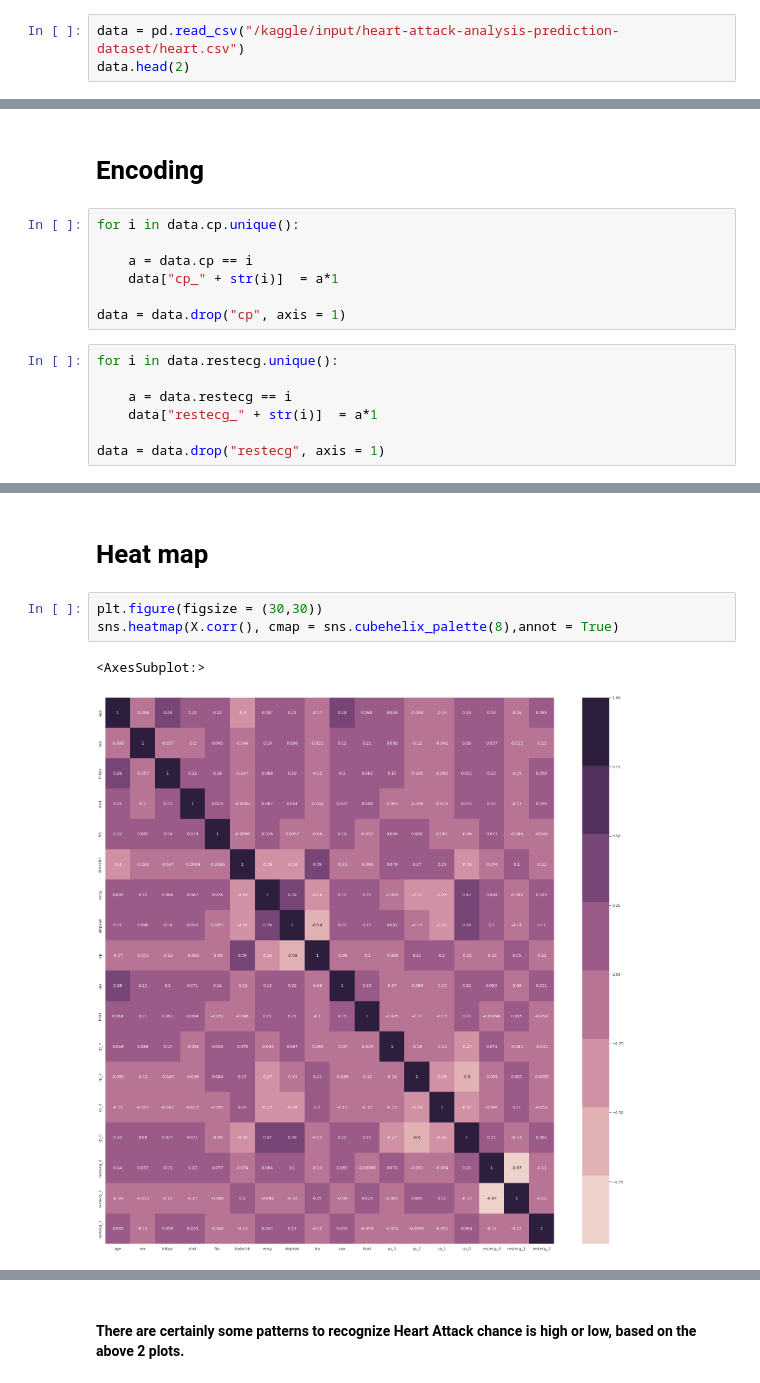
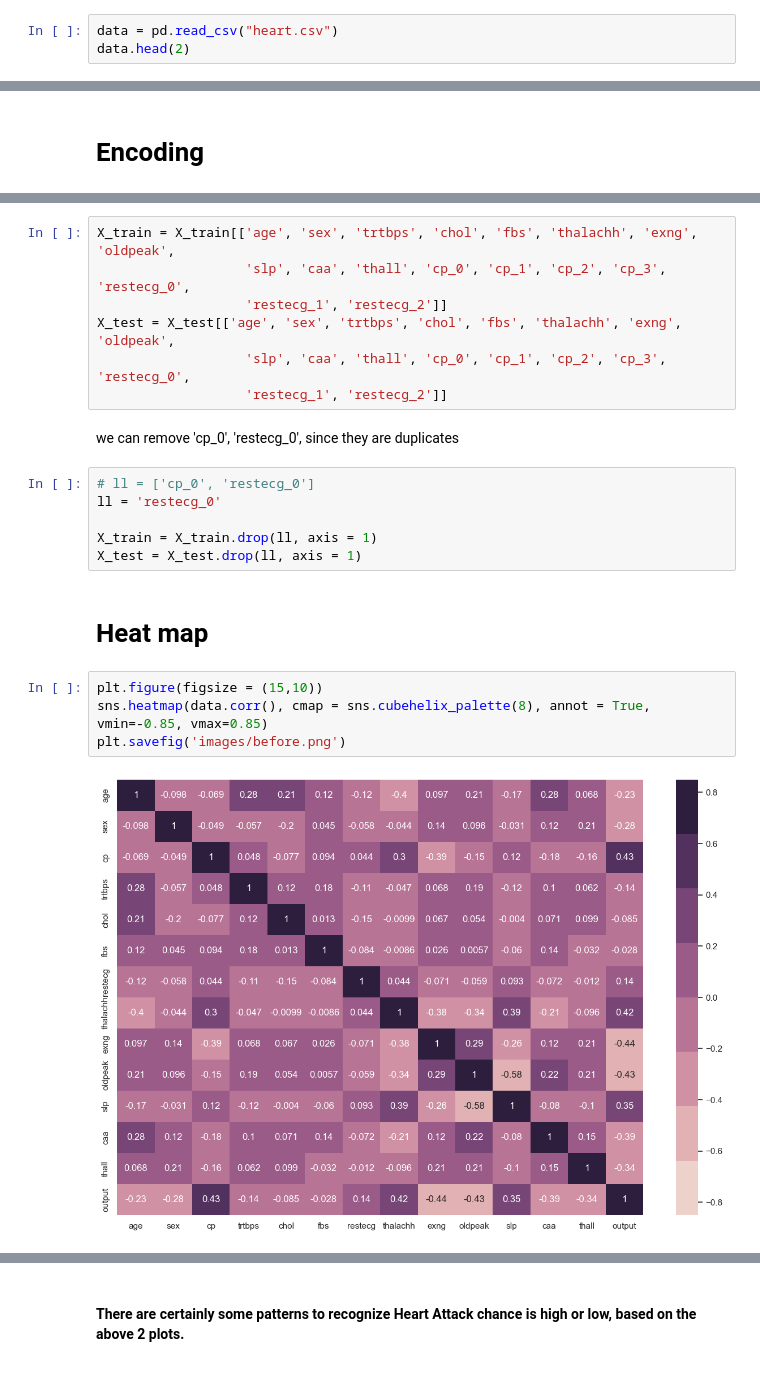
Before and after one commit to balajiabcd/Heart-Attact-Prediction, a Jupyter notebook: heart-attack-analysis.ipynb, the cells around one changed output, grey strips where cells are left out. Saved outputs shown, nothing was run; the diff lists cells and outputs as text.

```diff
--- a/heart-attack-analysis.ipynb
+++ b/heart-attack-analysis.ipynb
@@ -25,7 +9,7 @@ import seaborn as sns
 
 sns.set()
 # %%
-data = pd.read_csv("/kaggle/input/heart-attack-analysis-prediction-dataset/heart.csv")
+data = pd.read_csv("heart.csv")
 data.head(2)
 # %% [output]
 |  | age | sex | cp | trtbps | chol | fbs | restecg | thalachh | exng | oldpeak | slp | ... |
@@ -71,16 +141,2 @@ Name: 2, dtype: float64
 # %% [markdown]
 # Encoding
-# %%
-for i in data.cp.unique():
-
-    a = data.cp == i
-    data["cp_" + str(i)]  = a*1
-
-data = data.drop("cp", axis = 1)
-# %%
-for i in data.restecg.unique():
-
-    a = data.restecg == i
-    data["restecg_" + str(i)]  = a*1
-
-data = data.drop("restecg", axis = 1)
@@ -98,8 +164,23 @@ X.head()
+# %%
+X_train = X_train[['age', 'sex', 'trtbps', 'chol', 'fbs', 'thalachh', 'exng', 'oldpeak',
+                   'slp', 'caa', 'thall', 'cp_0', 'cp_1', 'cp_2', 'cp_3', 'restecg_0',
+                   'restecg_1', 'restecg_2']]
+X_test = X_test[['age', 'sex', 'trtbps', 'chol', 'fbs', 'thalachh', 'exng', 'oldpeak',
+                   'slp', 'caa', 'thall', 'cp_0', 'cp_1', 'cp_2', 'cp_3', 'restecg_0',
+                   'restecg_1', 'restecg_2']]
+# %% [markdown]
+we can remove 'cp_0', 'restecg_0', since they are duplicates
+# %%
+# ll = ['cp_0', 'restecg_0']
+ll = 'restecg_0'
+
+X_train = X_train.drop(ll, axis = 1)
+X_test = X_test.drop(ll, axis = 1)
 # %% [markdown]
 # Heat map
 # %%
-plt.figure(figsize = (30,30))
-sns.heatmap(X.corr(), cmap = sns.cubehelix_palette(8),annot = True)
+plt.figure(figsize = (15,10))
+sns.heatmap(data.corr(), cmap = sns.cubehelix_palette(8), annot = True, vmin=-0.85, vmax=0.85)
+plt.savefig('images/before.png')
 # %% [output]
-<AxesSubplot:>
-[figure, old version]
+[figure, new version]
```
Also changed, not shown: parts of 96 cells of this notebook.
